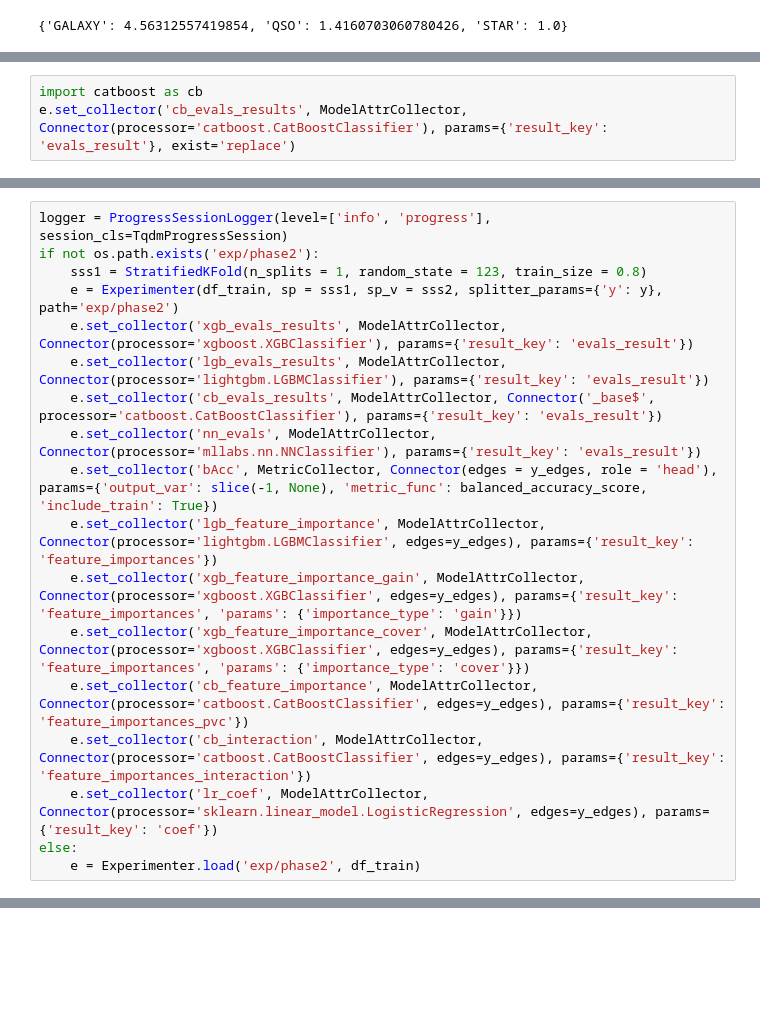
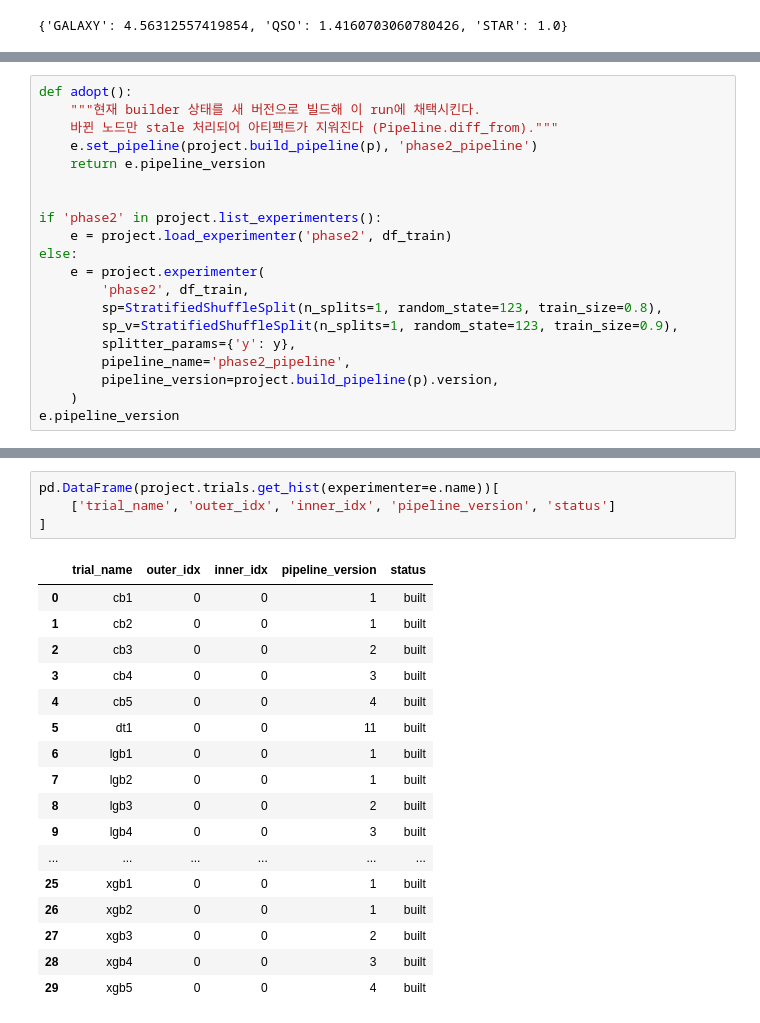
Before and after one commit to sunkusun9/ml-lab, a Jupyter notebook: examples/kaggle_s6e6/2. Second Phase.ipynb, the cells around one changed output, grey strips where cells are left out. Drawn from its saved outputs; the diff is of its cells as text; blank space fills up the shorter version.

```diff
--- a/examples/kaggle_s6e6/2. Second Phase.ipynb
+++ b/examples/kaggle_s6e6/2. Second Phase.ipynb
@@ -241,0 +308,20 @@ graph TD
+# %%
+def adopt():
+    """현재 builder 상태를 새 버전으로 빌드해 이 run에 채택시킨다.
+    바뀐 노드만 stale 처리되어 아티팩트가 지워진다 (Pipeline.diff_from)."""
+    e.set_pipeline(project.build_pipeline(p), 'phase2_pipeline')
+    return e.pipeline_version
+
+
+if 'phase2' in project.list_experimenters():
+    e = project.load_experimenter('phase2', df_train)
+else:
+    e = project.experimenter(
+        'phase2', df_train,
+        sp=StratifiedShuffleSplit(n_splits=1, random_state=123, train_size=0.8),
+        sp_v=StratifiedShuffleSplit(n_splits=1, random_state=123, train_size=0.9),
+        splitter_params={'y': y},
+        pipeline_name='phase2_pipeline',
+        pipeline_version=project.build_pipeline(p).version,
+    )
+e.pipeline_version
@@ -544,3 +426,0 @@ e.get_collector('bAcc').get_metrics_agg('dt1')[0]
-# %%
-import catboost as cb
-e.set_collector('cb_evals_results', ModelAttrCollector, Connector(processor='catboost.CatBoostClassifier'), params={'result_key': 'evals_result'}, exist='replace')
@@ -570,18 +426,0 @@ e.get_collector('cb_evals_results').get_attrs_agg('cb2').unstack(level=[-1, -2])
-# %%
-logger = ProgressSessionLogger(level=['info', 'progress'], session_cls=TqdmProgressSession)
-if not os.path.exists('exp/phase2'):
-    sss1 = StratifiedKFold(n_splits = 1, random_state = 123, train_size = 0.8)
-    e = Experimenter(df_train, sp = sss1, sp_v = sss2, splitter_params={'y': y}, path='exp/phase2')
-    e.set_collector('xgb_evals_results', ModelAttrCollector, Connector(processor='xgboost.XGBClassifier'), params={'result_key': 'evals_result'})
-    e.set_collector('lgb_evals_results', ModelAttrCollector, Connector(processor='lightgbm.LGBMClassifier'), params={'result_key': 'evals_result'})
-    e.set_collector('cb_evals_results', ModelAttrCollector, Connector('_base$', processor='catboost.CatBoostClassifier'), params={'result_key': 'evals_result'})
-    e.set_collector('nn_evals', ModelAttrCollector, Connector(processor='mllabs.nn.NNClassifier'), params={'result_key': 'evals_result'})
-    e.set_collector('bAcc', MetricCollector, Connector(edges = y_edges, role = 'head'), params={'output_var': slice(-1, None), 'metric_func': balanced_accuracy_score, 'include_train': True})
-    e.set_collector('lgb_feature_importance', ModelAttrCollector, Connector(processor='lightgbm.LGBMClassifier', edges=y_edges), params={'result_key': 'feature_importances'})
-    e.set_collector('xgb_feature_importance_gain', ModelAttrCollector, Connector(processor='xgboost.XGBClassifier', edges=y_edges), params={'result_key': 'feature_importances', 'params': {'importance_type': 'gain'}})
-    e.set_collector('xgb_feature_importance_cover', ModelAttrCollector, Connector(processor='xgboost.XGBClassifier', edges=y_edges), params={'result_key': 'feature_importances', 'params': {'importance_type': 'cover'}})
-    e.set_collector('cb_feature_importance', ModelAttrCollector, Connector(processor='catboost.CatBoostClassifier', edges=y_edges), params={'result_key': 'feature_importances_pvc'})
-    e.set_collector('cb_interaction', ModelAttrCollector, Connector(processor='catboost.CatBoostClassifier', edges=y_edges), params={'result_key': 'feature_importances_interaction'})
-    e.set_collector('lr_coef', ModelAttrCollector, Connector(processor='sklearn.linear_model.LogisticRegression', edges=y_edges), params={'result_key': 'coef'})
-else:
-    e = Experimenter.load('exp/phase2', df_train)
@@ -589,0 +790,22 @@ No error nodes found
+# %%
+pd.DataFrame(project.trials.get_hist(experimenter=e.name))[
+    ['trial_name', 'outer_idx', 'inner_idx', 'pipeline_version', 'status']
+]
+# %% [output]
+|  | trial_name | outer_idx | inner_idx | pipeline_version | status |
+| 0 | cb1 | 0 | 0 | 1 | built |
+| 1 | cb2 | 0 | 0 | 1 | built |
+| 2 | cb3 | 0 | 0 | 2 | built |
+| 3 | cb4 | 0 | 0 | 3 | built |
+| 4 | cb5 | 0 | 0 | 4 | built |
+| 5 | dt1 | 0 | 0 | 11 | built |
+| 6 | lgb1 | 0 | 0 | 1 | built |
+| 7 | lgb2 | 0 | 0 | 1 | built |
+| 8 | lgb3 | 0 | 0 | 2 | built |
+| 9 | lgb4 | 0 | 0 | 3 | built |
+| ... | ... | ... | ... | ... | ... |
+| 25 | xgb1 | 0 | 0 | 1 | built |
+| 26 | xgb2 | 0 | 0 | 1 | built |
+| 27 | xgb3 | 0 | 0 | 2 | built |
+| 28 | xgb4 | 0 | 0 | 3 | built |
+| 29 | xgb5 | 0 | 0 | 4 | built |
```
Also changed, not shown: parts of 80 cells of this notebook.
